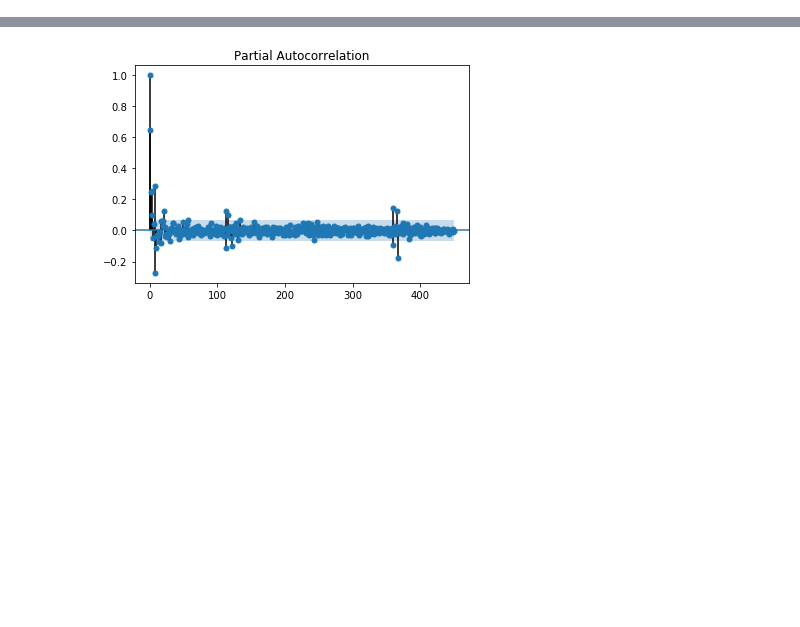
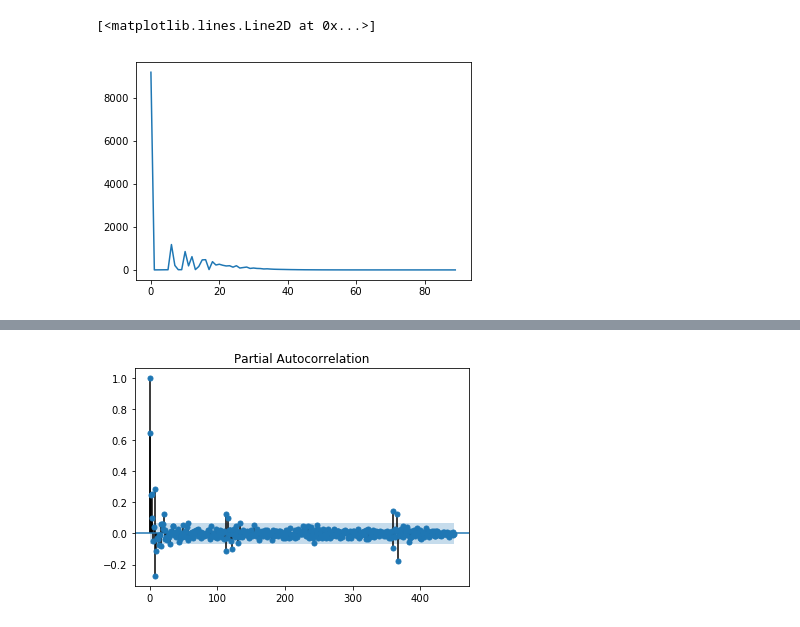
Before and after one commit to dchirikov/kg-favorita-grocery-sales-forecasting, a Jupyter notebook: 14-02.ipynb, the cells around one changed output, grey strips where cells are left out. Saved outputs shown, nothing was run; the diff lists cells and outputs as text; code cells hidden in the pictures; blank space fills up the shorter version.

```diff
--- a/14-02.ipynb
+++ b/14-02.ipynb
@@ -334,0 +432,5 @@ g_step: 1800 loss std/mean: 0.026659661903977394 0.5713880658149719
+# %%
+plt.plot(tmp2[0]/np.exp(bins[-1:]))
+# %% [output]
+[<matplotlib.lines.Line2D at 0x...>]
+[figure, added]
```
Also changed, not shown: parts of 22 cells of this notebook, 1 other file.
